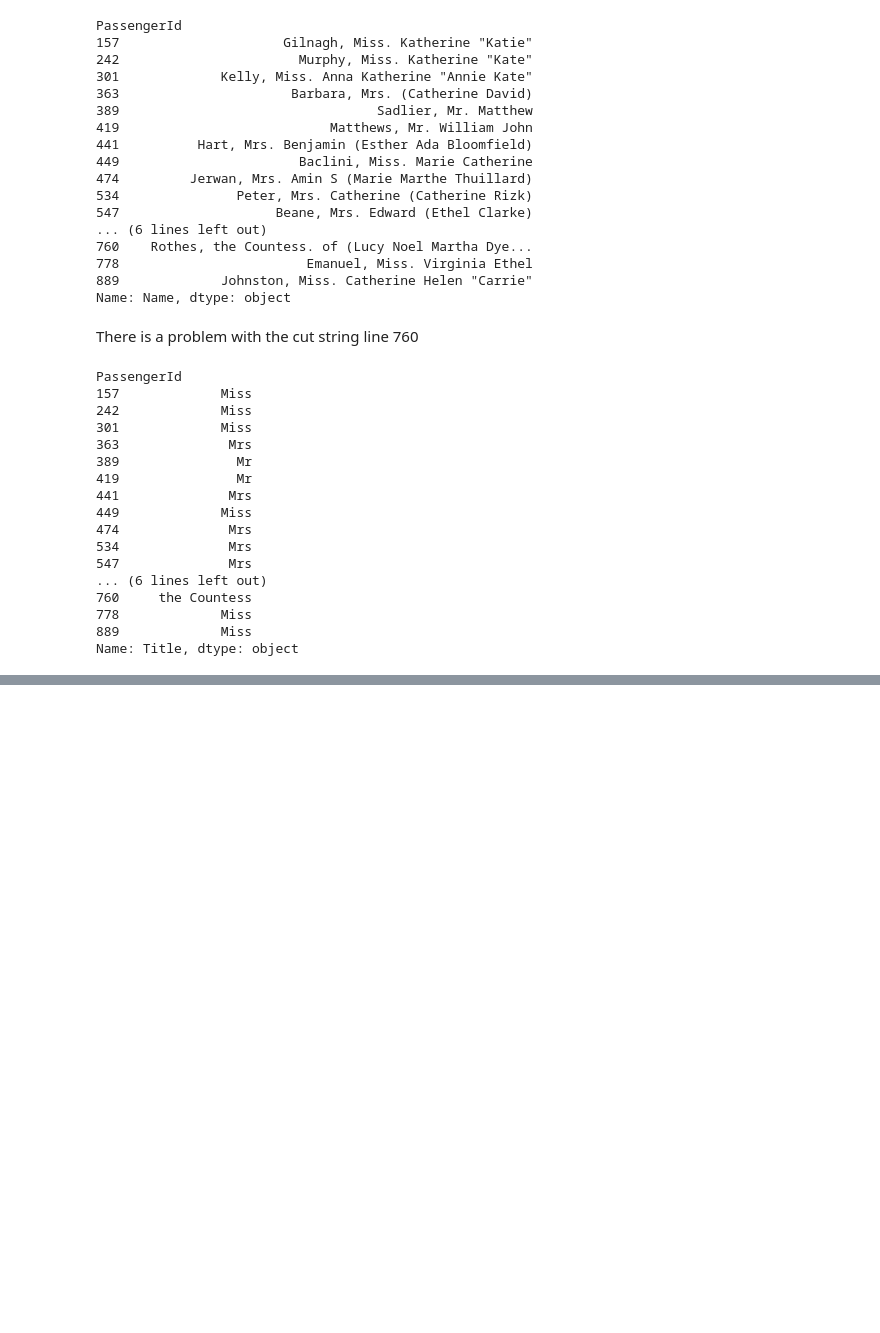
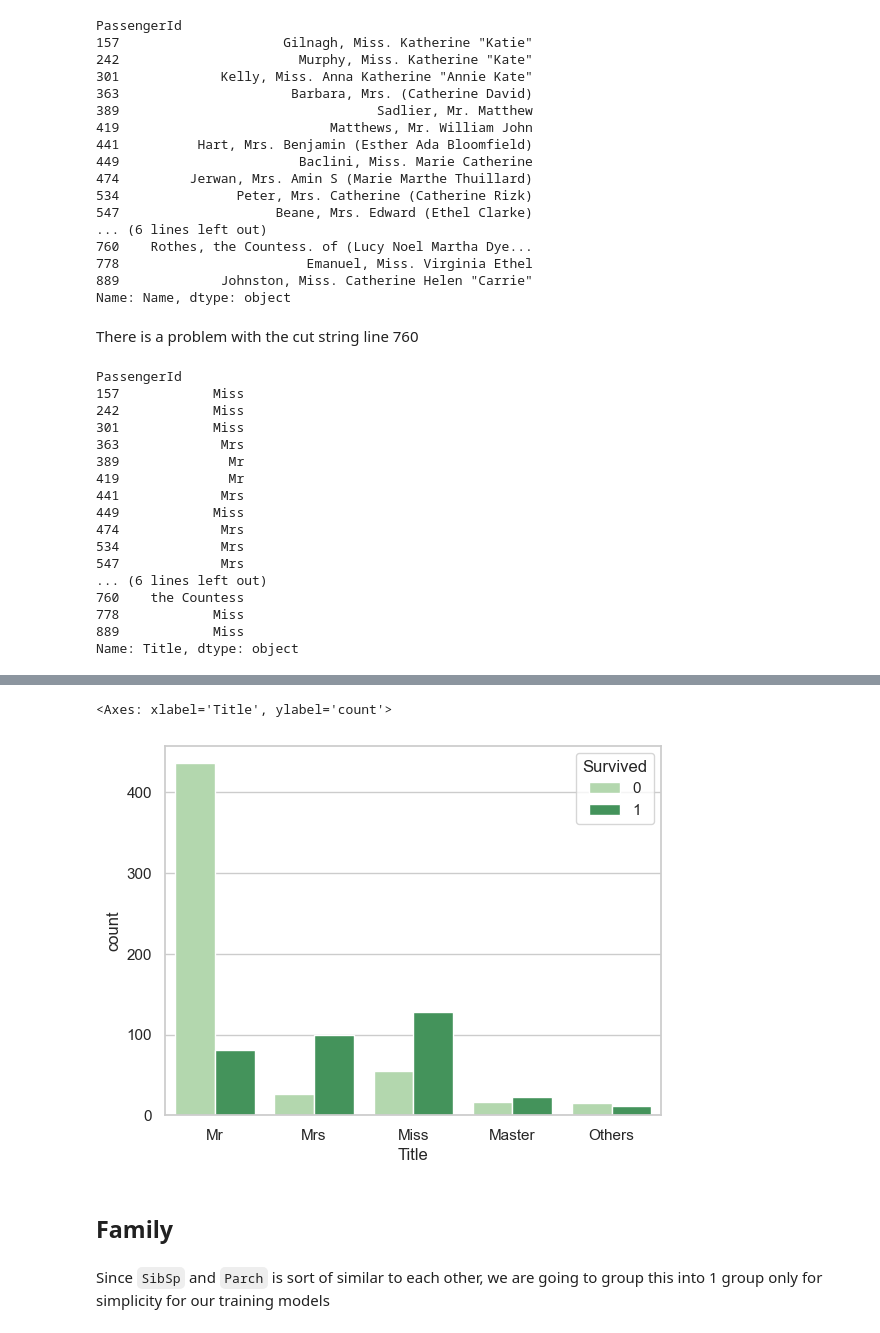
Before and after one commit to TinhAnhDepZAIII/MachineLearningTitanic, a Jupyter notebook: TitanicML.ipynb, the cells around one changed output, grey strips where cells are left out. Cells and saved outputs as stored; diff of their text form; code cells hidden in the pictures; blank space fills up the shorter version.

```diff
--- a/TitanicML.ipynb
+++ b/TitanicML.ipynb
@@ -510,0 +524,12 @@ Name: count, dtype: int64
+# %%
+def group_title(title):
+    if title in ['Mr', 'Mrs', 'Miss', 'Master']:
+        return title
+    elif title == 'Ms':
+        return "Miss"
+    else:
+        return "Others"
+
+train_train['Title']= train_train['Title'].apply(lambda title: group_title(title))
+print(train_train['Title'])
+test_df['Title']= test_df['Title'].apply(lambda title: group_title(title))
@@ -510,0 +550,9 @@ Name: count, dtype: int64
+# %%
+sns.countplot(data = train_train, x='Title', hue="Survived", palette="Greens")
+# %% [output]
+<Axes: xlabel='Title', ylabel='count'>
+[figure, added]
+# %% [markdown]
+## Family
+# %% [markdown]
+Since `SibSp` and `Parch` is sort of similar to each other, we are going to group this into 1 group only for simplicity for our training models
```
Also changed, not shown: parts of 24 cells of this notebook.
